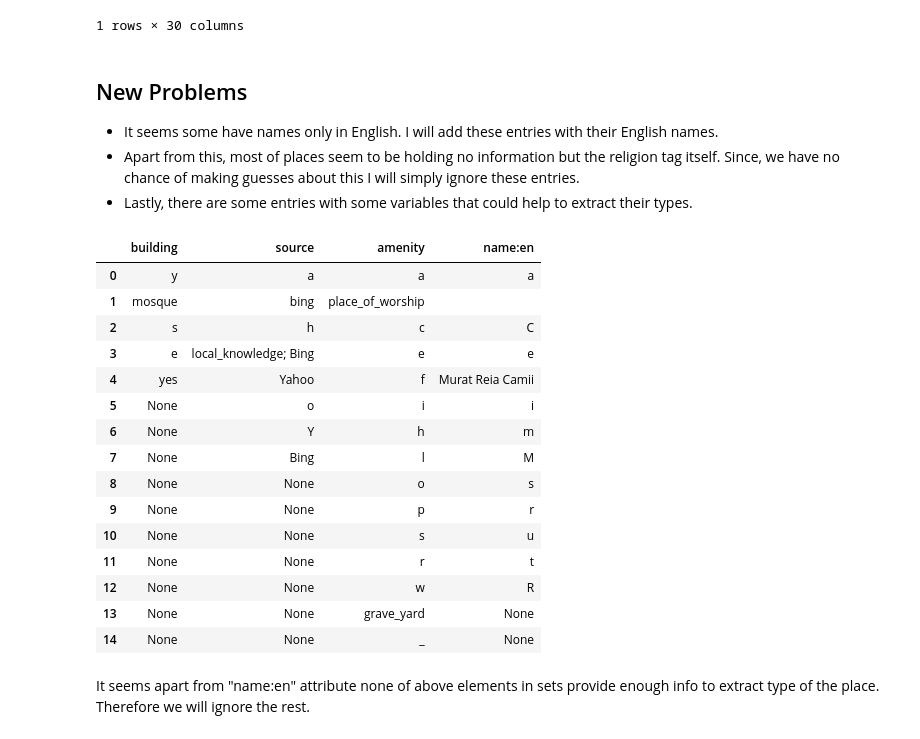
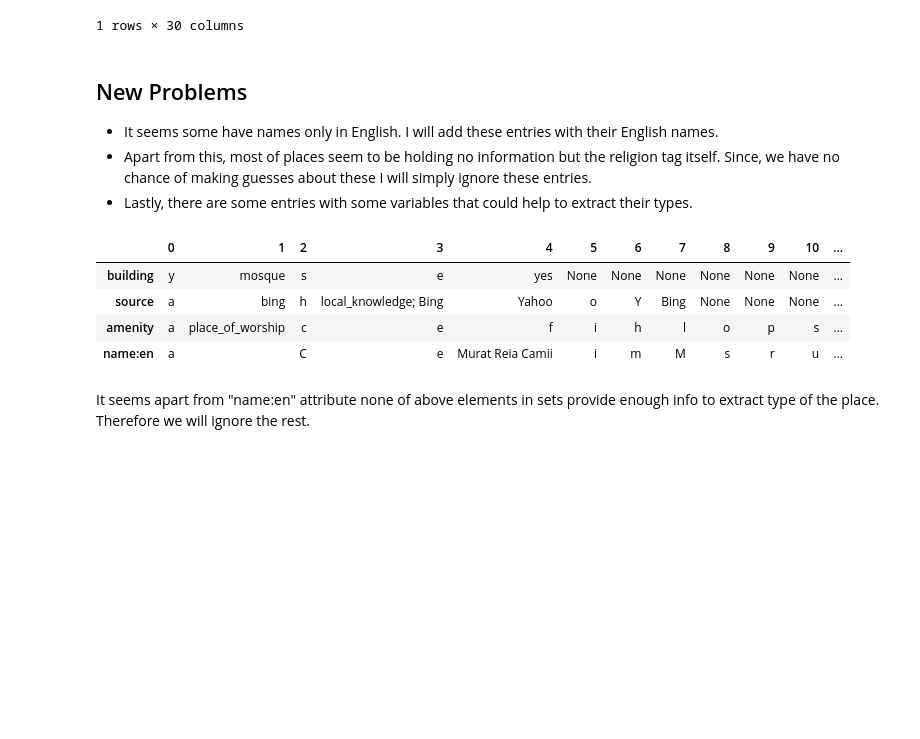
Before and after one commit to ftkurt/data-analyst-project-portfolio, a Jupyter notebook: udacity-data-analyst-nanodegree/project-4/Open-Street-Map.ipynb, the cells around one changed output. Drawn from its saved outputs; the diff is of its cells as text; code cells hidden in the pictures; blank space fills up the shorter version.

```diff
--- a/udacity-data-analyst-nanodegree/project-4/Open-Street-Map.ipynb
+++ b/udacity-data-analyst-nanodegree/project-4/Open-Street-Map.ipynb
@@ -171,7 +172,7 @@ tabulate_dict(muslim_types)
 # %% [markdown]
 ## New Problems
 * It seems some have names only in English. I will add these entries with their English names.
-* Apart from this, most of places seem to be holding no information but the religion tag itself. Since, we have no chance of making guesses about this I will simply ignore these entries.
+* Apart from this, most of places seem to be holding no information but the religion tag itself. Since, we have no chance of making guesses about these I will simply ignore these entries.
 * Lastly, there are some entries with some variables that could help to extract their types.
 # %%
 attributes_to_check = ["amenity","name:en","building","source"]
@@ -186,24 +187,13 @@ def getProminentAttributes(list_):
                     result[k].add(v)
     return result
 # %%
-tabulate_dict(getProminentAttributes(muslim_place_list[""]))
+tabulate_dict(getProminentAttributes(muslim_place_list[""])).transpose()
 # %% [output]
-|  | building | source | amenity | name:en |
-| 0 | y | a | a | a |
-| 1 | mosque | bing | place_of_worship |  |
-| 2 | s | h | c | C |
-| 3 | e | local_knowledge; Bing | e | e |
-| 4 | yes | Yahoo | f | Murat Reia Camii |
-| 5 | None | o | i | i |
-| 6 | None | Y | h | m |
-| 7 | None | Bing | l | M |
-| 8 | None | None | o | s |
-| 9 | None | None | p | r |
-| 10 | None | None | s | u |
-| 11 | None | None | r | t |
-| 12 | None | None | w | R |
-| 13 | None | None | grave_yard | None |
-| 14 | None | None | _ | None |
+|  | 0 | 1 | 2 | 3 | 4 | 5 | 6 | 7 | 8 | 9 | 10 | ... |
+| building | y | mosque | s | e | yes | None | None | None | None | None | None | ... |
+| source | a | bing | h | local_knowledge; Bing | Yahoo | o | Y | Bing | None | None | None | ... |
+| amenity | a | place_of_worship | c | e | f | i | h | l | o | p | s | ... |
+| name:en | a |  | C | e | Murat Reia Camii | i | m | M | s | r | u | ... |
 # %% [markdown]
 It seems apart from "name:en" attribute none of above elements in sets provide enough info to extract type of the place. Therefore we will ignore the rest.
 # %% [markdown]
```
Also changed, not shown: parts of 2 cells of this notebook, 2 other files.
